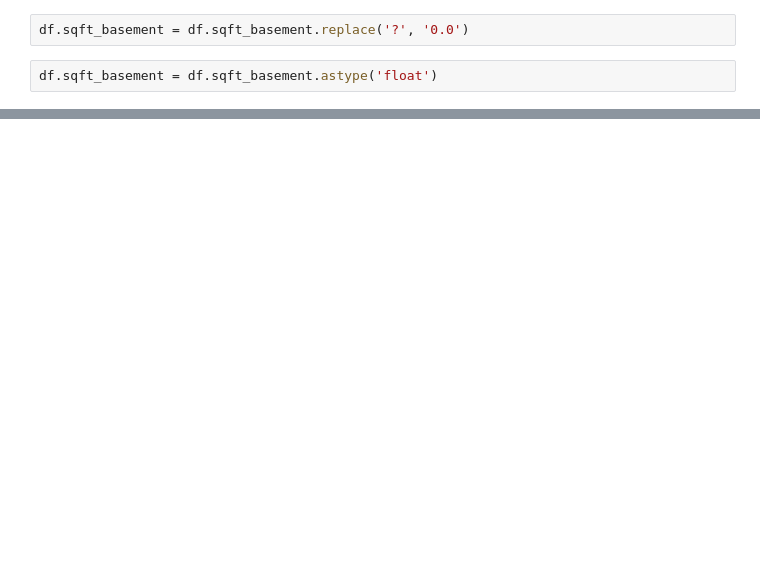
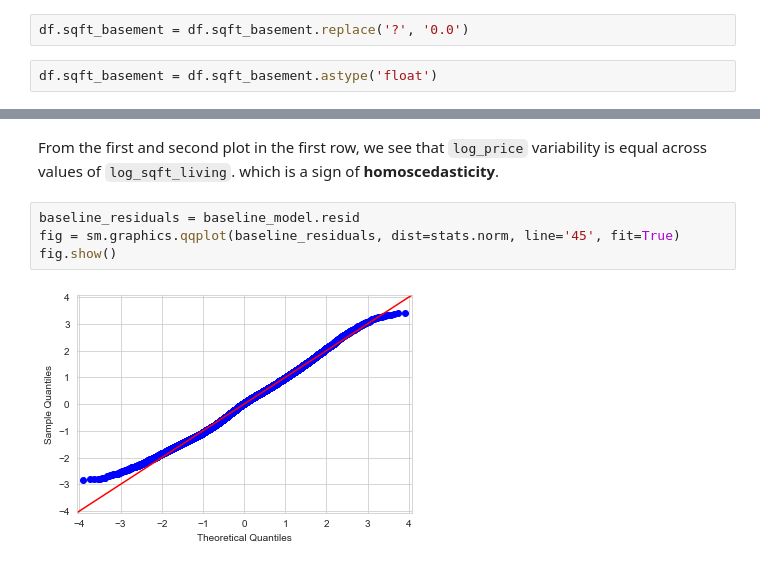
Before and after one commit to faith444/Kings-County-Housing-Prediction-Model, a Jupyter notebook: grace_eda.ipynb, the cells around one changed output, grey strips where cells are left out. Saved outputs shown, nothing was run; the diff lists cells and outputs as text; blank space fills up the shorter version.

```diff
--- a/grace_eda.ipynb
+++ b/grace_eda.ipynb
@@ -257,0 +426,8 @@ df.select_dtypes('object')
+# %% [markdown]
+ From the first and second plot in the first row, we see that `log_price` variability is equal across values of `log_sqft_living`.  which is a sign of **homoscedasticity**.
+# %%
+baseline_residuals = baseline_model.resid
+fig = sm.graphics.qqplot(baseline_residuals, dist=stats.norm, line='45', fit=True)
+fig.show()
+# %% [output]
+[figure, added]
```
Also changed, not shown: parts of 66 cells of this notebook.
